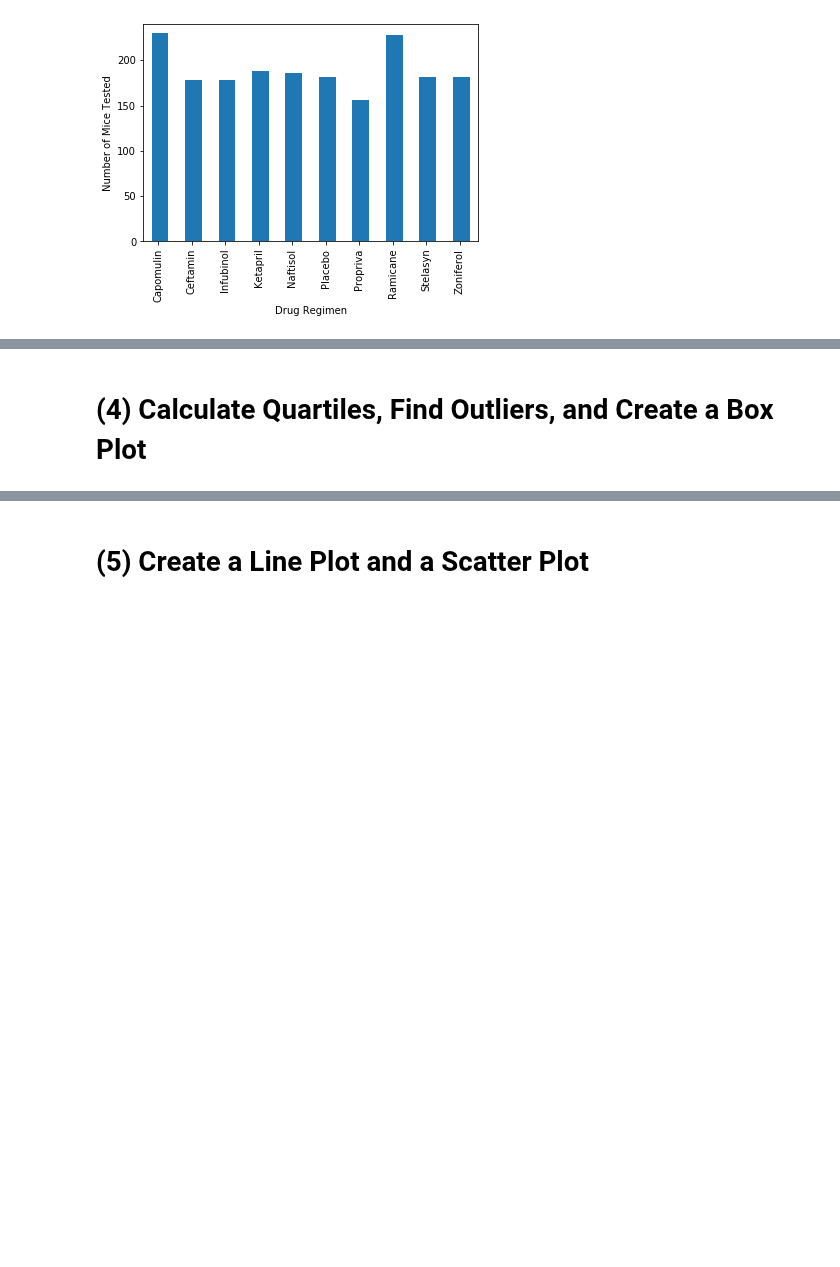
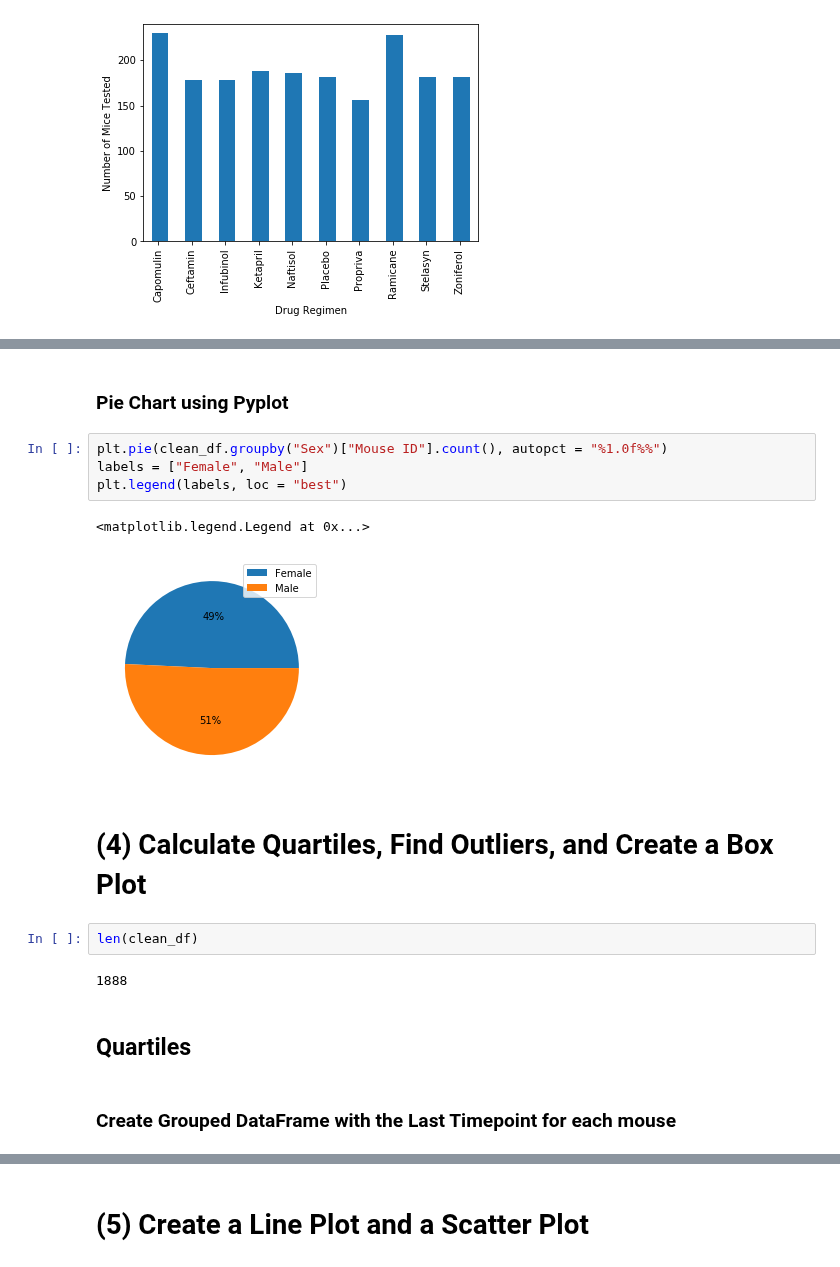
Before and after one commit to JenniferM-BShulyak/matplotlib-challenge, a Jupyter notebook: pymaceuticals.ipynb, the cells around one changed output, grey strips where cells are left out. Saved outputs shown, nothing was run; the diff lists cells and outputs as text; blank space fills up the shorter version.

```diff
--- a/pymaceuticals.ipynb
+++ b/pymaceuticals.ipynb
@@ -177,2 +187,19 @@ Text(0, 0.5, 'Number of Mice Tested')
+# %% [markdown]
+### Pie Chart using Pyplot
+# %%
+plt.pie(clean_df.groupby("Sex")["Mouse ID"].count(), autopct = "%1.0f%%")
+labels = ["Female", "Male"]
+plt.legend(labels, loc = "best")
+# %% [output]
+<matplotlib.legend.Legend at 0x...>
+[figure, added]
 # %% [markdown]
 # (4) Calculate Quartiles, Find Outliers, and Create a Box Plot
+# %%
+len(clean_df)
+# %% [output]
+1888
+# %% [markdown]
+## Quartiles
+# %% [markdown]
+### Create Grouped DataFrame with the Last Timepoint for each mouse
```
Also changed, not shown: parts of 19 cells of this notebook, 1 other file.
